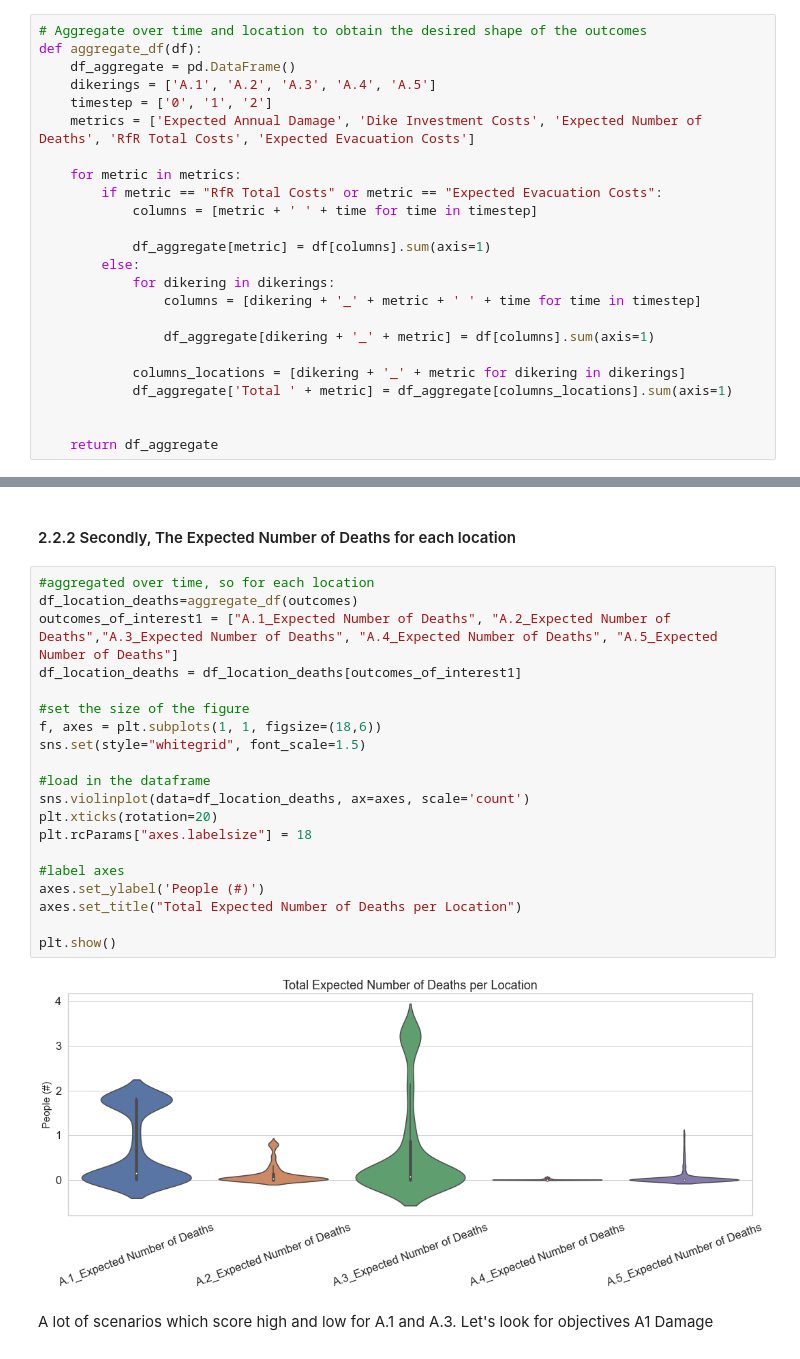
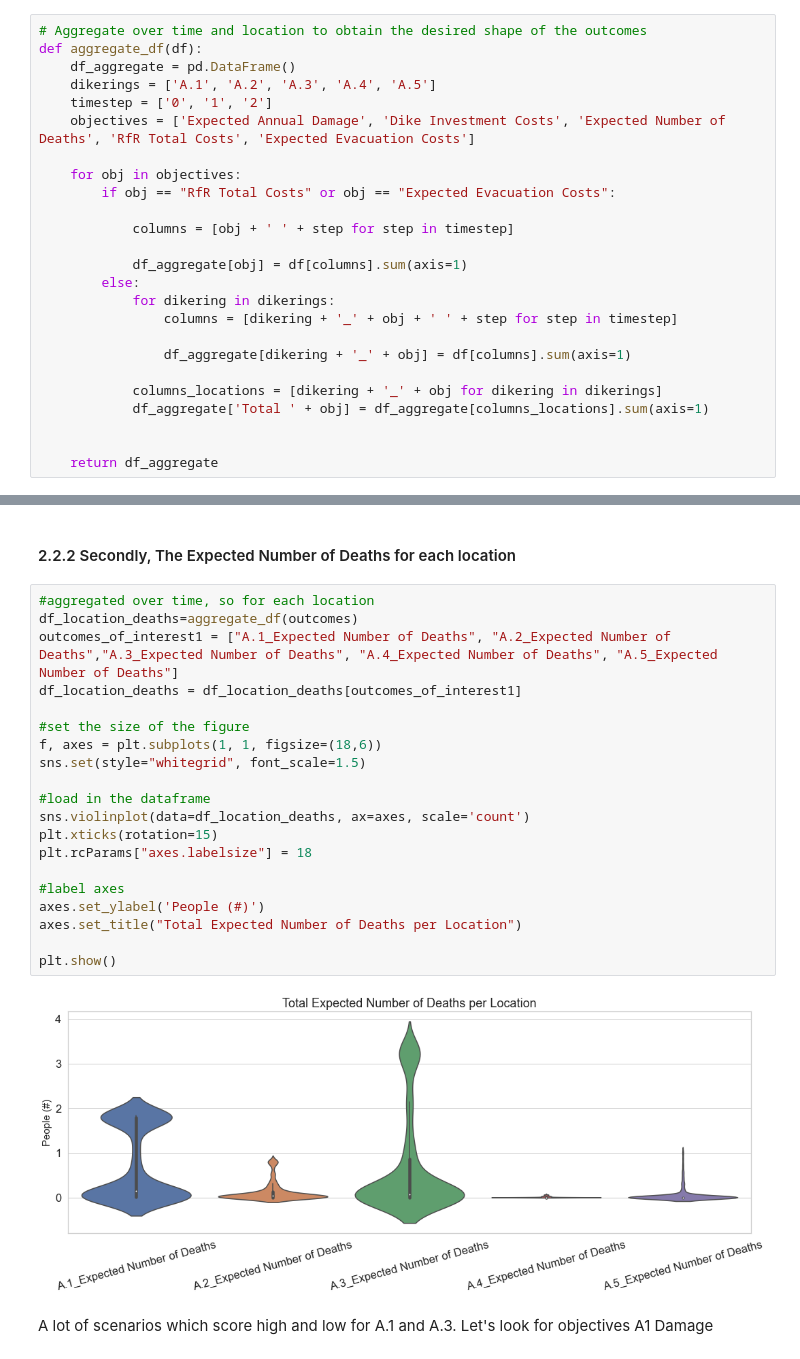
Before and after one commit to Minyyyy/EPA_Group7_MBDM, a Jupyter notebook: final assignment/(6) Multi-Scenario MORDM with worst case scenarios.ipynb, the cells around one changed output, grey strips where cells are left out. Cells and saved outputs as stored; diff of their text form.

```diff
--- a/final assignment/(6) Multi-Scenario MORDM with worst case scenarios.ipynb
+++ b/final assignment/(6) Multi-Scenario MORDM with worst case scenarios.ipynb
@@ -67,21 +69,22 @@ def aggregate_df(df):
     df_aggregate = pd.DataFrame()
     dikerings = ['A.1', 'A.2', 'A.3', 'A.4', 'A.5']
     timestep = ['0', '1', '2']
-    metrics = ['Expected Annual Damage', 'Dike Investment Costs', 'Expected Number of Deaths', 'RfR Total Costs', 'Expected Evacuation Costs']
+    objectives = ['Expected Annual Damage', 'Dike Investment Costs', 'Expected Number of Deaths', 'RfR Total Costs', 'Expected Evacuation Costs']
 
-    for metric in metrics:
-        if metric == "RfR Total Costs" or metric == "Expected Evacuation Costs":
-            columns = [metric + ' ' + time for time in timestep]
+    for obj in objectives:
+        if obj == "RfR Total Costs" or obj == "Expected Evacuation Costs":
 
-            df_aggregate[metric] = df[columns].sum(axis=1)
+            columns = [obj + ' ' + step for step in timestep]
+
+            df_aggregate[obj] = df[columns].sum(axis=1)
         else:
             for dikering in dikerings:
-                columns = [dikering + '_' + metric + ' ' + time for time in timestep]
+                columns = [dikering + '_' + obj + ' ' + step for step in timestep]
 
-                df_aggregate[dikering + '_' + metric] = df[columns].sum(axis=1)
+                df_aggregate[dikering + '_' + obj] = df[columns].sum(axis=1)
 
-            columns_locations = [dikering + '_' + metric for dikering in dikerings]
-            df_aggregate['Total ' + metric] = df_aggregate[columns_locations].sum(axis=1)
+            columns_locations = [dikering + '_' + obj for dikering in dikerings]
+            df_aggregate['Total ' + obj] = df_aggregate[columns_locations].sum(axis=1)
 
 
     return df_aggregate
@@ -161,25 +165,25 @@ The number of deaths and annual damage for Dike Ring 1 are also objectives for o
 # %%
 #aggregated over time, so for each location
 df_location_deaths=aggregate_df(outcomes)
 outcomes_of_interest1 = ["A.1_Expected Number of Deaths", "A.2_Expected Number of Deaths","A.3_Expected Number of Deaths", "A.4_Expected Number of Deaths", "A.5_Expected Number of Deaths"]
 df_location_deaths = df_location_deaths[outcomes_of_interest1]
 
 #set the size of the figure
 f, axes = plt.subplots(1, 1, figsize=(18,6))
 sns.set(style="whitegrid", font_scale=1.5)
 
 #load in the dataframe
 sns.violinplot(data=df_location_deaths, ax=axes, scale='count')
-plt.xticks(rotation=20)
+plt.xticks(rotation=15)
 plt.rcParams["axes.labelsize"] = 18
 
 #label axes
 axes.set_ylabel('People (#)')
 axes.set_title("Total Expected Number of Deaths per Location")
 
 plt.show()
 # %% [output]
-[figure, old version]
+[figure, new version]
 # %% [markdown]
 A lot of scenarios which score high and low for A.1 and A.3. Let's look for objectives A1 Damage
 # %% [markdown]
```
Also changed, not shown: parts of 8 cells of this notebook.
